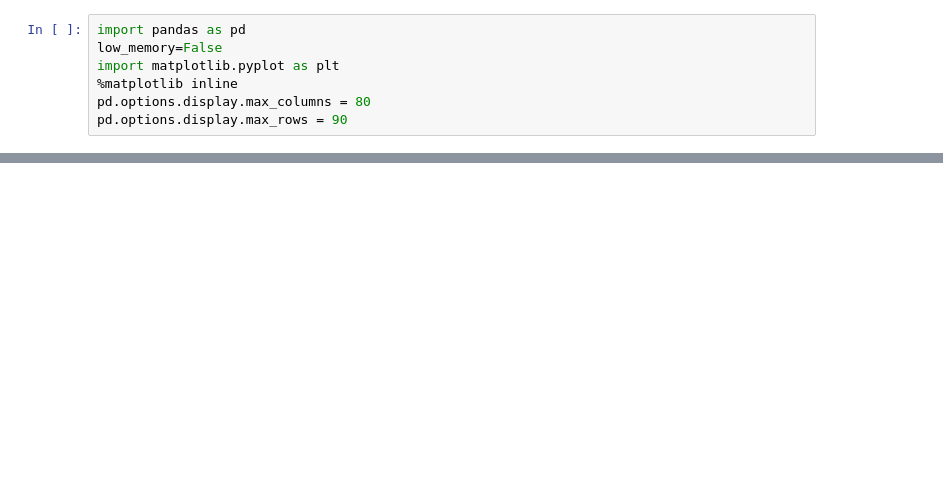
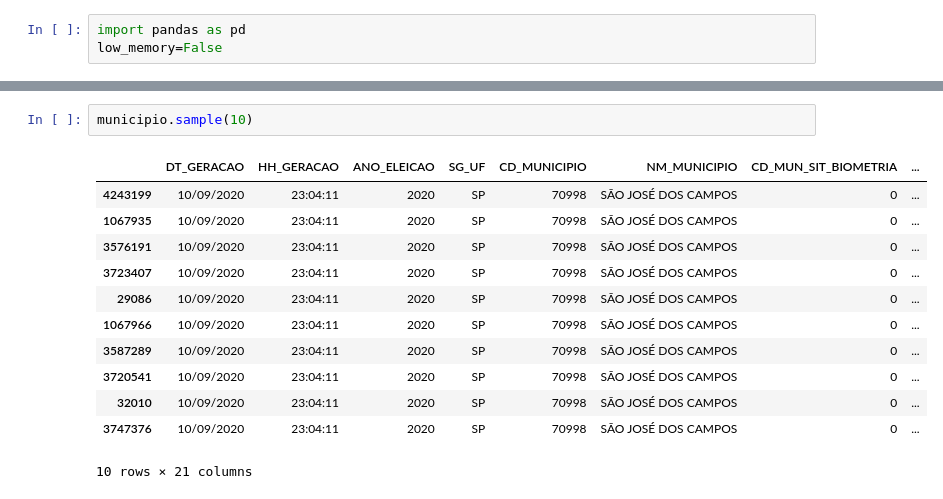
Before and after one commit to Equipe-01-DSM-2021/projeto-integrador-2021-1, a Jupyter notebook: jupyter-notebooks/ProjetoConceitual_AnaliseDadosEleitorais.ipynb, the cells around one changed output, grey strips where cells are left out. Saved outputs shown, nothing was run; the diff lists cells and outputs as text; blank space fills up the shorter version.

```diff
--- a/jupyter-notebooks/ProjetoConceitual_AnaliseDadosEleitorais.ipynb
+++ b/jupyter-notebooks/ProjetoConceitual_AnaliseDadosEleitorais.ipynb
@@ -19,8 +108,4 @@ Ano escolhido: 2018
 # %%
 import pandas as pd
 low_memory=False
-import matplotlib.pyplot as plt
-%matplotlib inline
-pd.options.display.max_columns = 80
-pd.options.display.max_rows = 90
 # %% [markdown]
@@ -88 +149,16 @@ cidade = df.query('NM_MUNICIPIO == "SÃO JOSÉ DOS CAMPOS"')
+# %%
+municipio.sample(10)
+# %% [output]
+|  | DT_GERACAO | HH_GERACAO | ANO_ELEICAO | SG_UF | CD_MUNICIPIO | NM_MUNICIPIO | CD_MUN_SIT_BIOMETRIA | ... |
+| 4243199 | 10/09/2020 | 23:04:11 | 2020 | SP | 70998 | SÃO JOSÉ DOS CAMPOS | 0 | ... |
+| 1067935 | 10/09/2020 | 23:04:11 | 2020 | SP | 70998 | SÃO JOSÉ DOS CAMPOS | 0 | ... |
+| 3576191 | 10/09/2020 | 23:04:11 | 2020 | SP | 70998 | SÃO JOSÉ DOS CAMPOS | 0 | ... |
+| 3723407 | 10/09/2020 | 23:04:11 | 2020 | SP | 70998 | SÃO JOSÉ DOS CAMPOS | 0 | ... |
+| 29086 | 10/09/2020 | 23:04:11 | 2020 | SP | 70998 | SÃO JOSÉ DOS CAMPOS | 0 | ... |
+| 1067966 | 10/09/2020 | 23:04:11 | 2020 | SP | 70998 | SÃO JOSÉ DOS CAMPOS | 0 | ... |
+| 3587289 | 10/09/2020 | 23:04:11 | 2020 | SP | 70998 | SÃO JOSÉ DOS CAMPOS | 0 | ... |
+| 3720541 | 10/09/2020 | 23:04:11 | 2020 | SP | 70998 | SÃO JOSÉ DOS CAMPOS | 0 | ... |
+| 32010 | 10/09/2020 | 23:04:11 | 2020 | SP | 70998 | SÃO JOSÉ DOS CAMPOS | 0 | ... |
+| 3747376 | 10/09/2020 | 23:04:11 | 2020 | SP | 70998 | SÃO JOSÉ DOS CAMPOS | 0 | ... |
+10 rows × 21 columns
 # %% [markdown]
```
Also changed, not shown: parts of 24 cells of this notebook.
